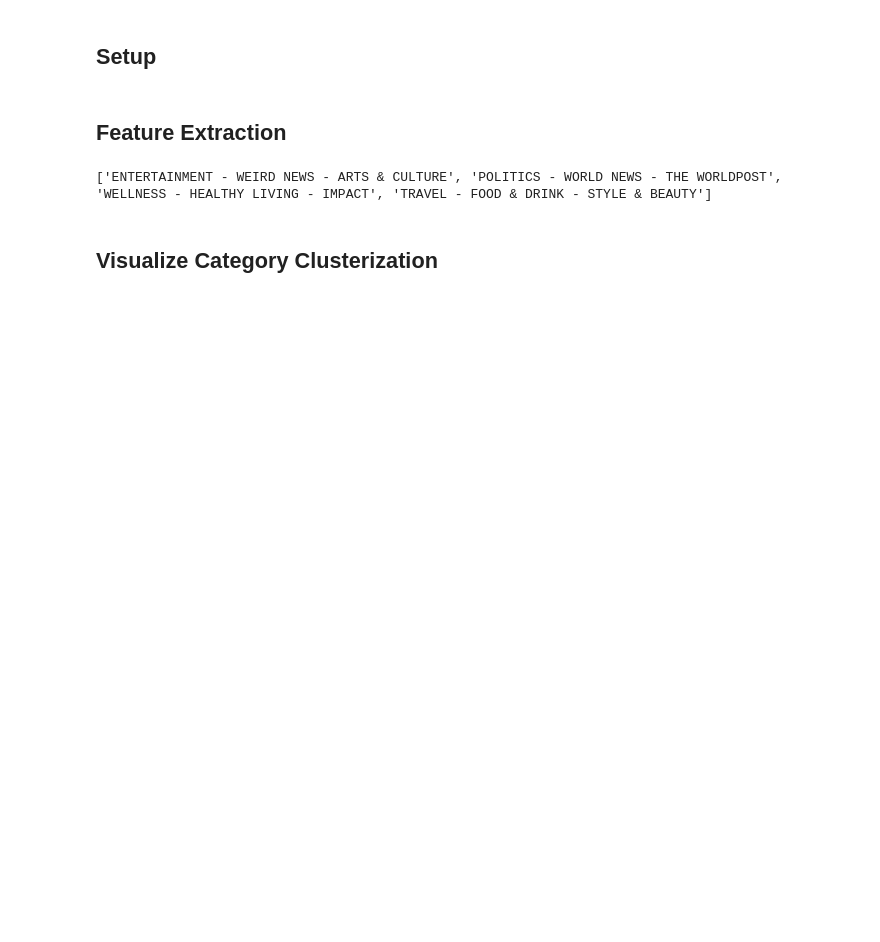
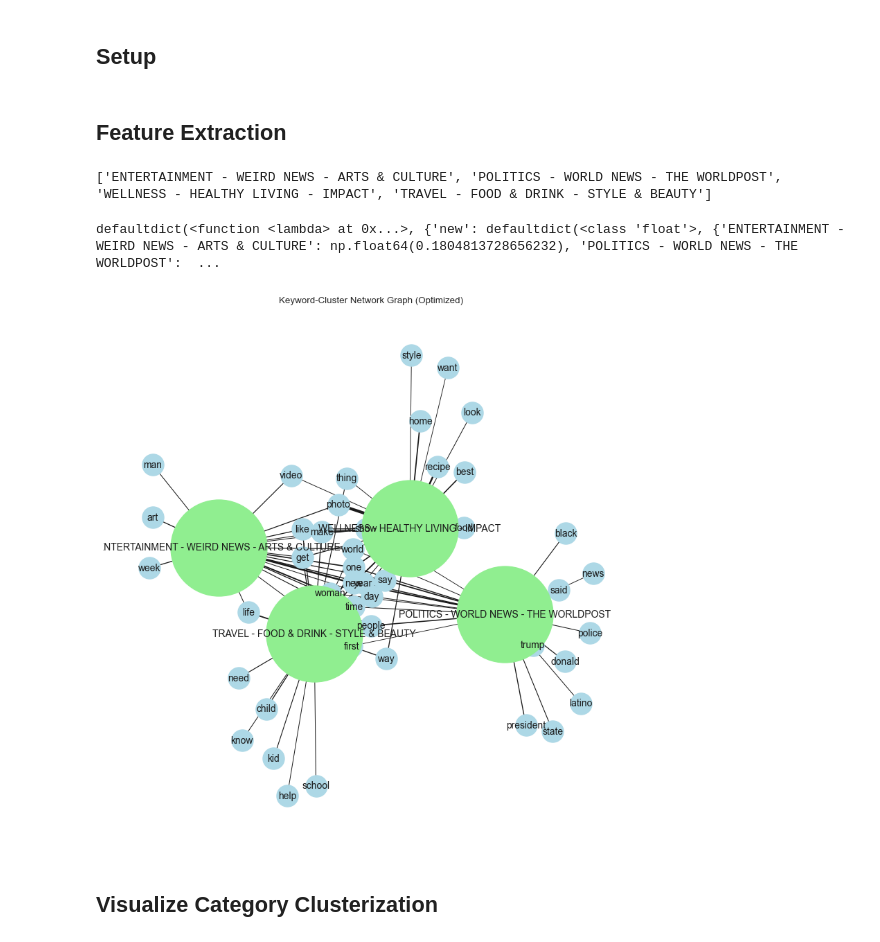
Before and after one commit to thisischrisnow/ml-news-analysis, a Jupyter notebook: notebooks/ml-news-analysis.ipynb, the cells around one changed output. Saved outputs shown, nothing was run; the diff lists cells and outputs as text; code cells hidden in the pictures; blank space fills up the shorter version.

Commit message:
Show phrases network graph

```diff
--- a/notebooks/ml-news-analysis.ipynb
+++ b/notebooks/ml-news-analysis.ipynb
@@ -88,6 +89,71 @@ for cluster_id, category_indices in cluster_categories.items():
 print(dominant_categories)
 # %% [output]
 ['ENTERTAINMENT - WEIRD NEWS - ARTS & CULTURE', 'POLITICS - WORLD NEWS - THE WORLDPOST', 'WELLNESS - HEALTHY LIVING - IMPACT', 'TRAVEL - FOOD & DRINK - STYLE & BEAUTY']
+# %%
+from collections import defaultdict
+
+feature_names = vectorizer.get_feature_names_out()
+keyword_cluster_association = defaultdict(lambda: defaultdict(float))
+
+for cluster_id, cluster_tfidf in cluster_tfidf_matrices.items():
+    top_word_indices = np.argsort(cluster_tfidf.flatten())[::-1][:20]
+    for word_index in top_word_indices:
+        tfidf_score = cluster_tfidf.flatten()[word_index]
+        word = feature_names[word_index]
+        keyword_cluster_association[word][dominant_categories[cluster_id]] = tfidf_score
+# %%
+print(keyword_cluster_association)
+# %% [output]
+defaultdict(<function <lambda> at 0x...>, {'new': defaultdict(<class 'float'>, {'ENTERTAINMENT - WEIRD NEWS - ARTS & CULTURE': np.float64(0.1804813728656232), 'POLITICS - WORLD NEWS - THE WORLDPOST':  ...
+# %%
+import networkx as nx
+import matplotlib.pyplot as plt
+
+plt.figure(1, figsize=(10, 10))
+G = nx.Graph()
+G.clear()
+
+for keyword, associations in keyword_cluster_association.items():
+    G.add_node(keyword, type='keyword')
+    for cluster_name in set(dominant_categories):
+        score = associations.get(cluster_name)
+        if score is not None and score > 0.05:
+            G.add_edge(keyword, cluster_name, weight=score)
+
+
+for cluster_name in set(dominant_categories):
+    G.add_node(cluster_name, type='cluster')
+
+num_clusters = len(set(dominant_categories))
+x_start = -10
+x_end = 100
+x_positions = np.linspace(x_start, x_end, num_clusters)
+y_positions = [20 + 2*i if i%2 == 0 else 2*i for i in range(num_clusters)]
+
+cluster_positions = {
+    cluster_name: (x, y)
+    for cluster_name, x, y in zip(set(dominant_categories), x_positions, y_positions)
+}
+
+fixed_positions = cluster_positions
+
+fixed_nodes = list(cluster_positions.keys())
+
+
+pos = nx.spring_layout(G, k=5, iterations=300, scale=10, pos=fixed_positions, fixed=fixed_nodes)
+keyword_nodes = [node for node, data in G.nodes(data=True) if data['type'] == 'keyword']
+cluster_nodes = [node for node, data in G.nodes(data=True) if data['type'] == 'cluster']
+
+nx.draw_networkx_nodes(G, pos, nodelist=keyword_nodes, node_color='lightblue', node_size=500)
+nx.draw_networkx_nodes(G, pos, nodelist=cluster_nodes, node_color='lightgreen', node_size=10000)
+nx.draw_networkx_edges(G, pos, width=[d["weight"] * 10 for u, v, d in G.edges(data=True)])
+nx.draw_networkx_labels(G, pos, font_size=10)
+
+plt.title('Keyword-Cluster Network Graph (Optimized)')
+plt.axis('off')
+plt.show()
+# %% [output]
+[figure, added]
 # %% [markdown]
 ## Visualize Category Clusterization
 # %%
```
Also changed, not shown: parts of 5 cells of this notebook.
